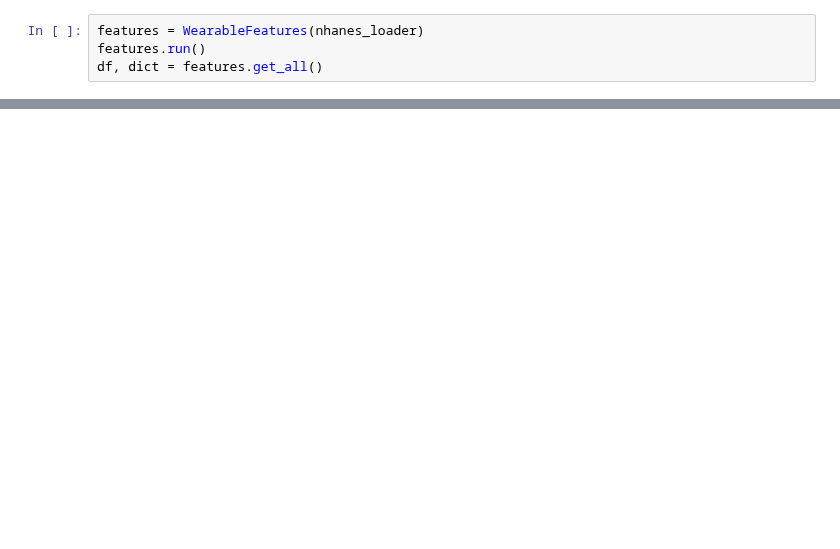
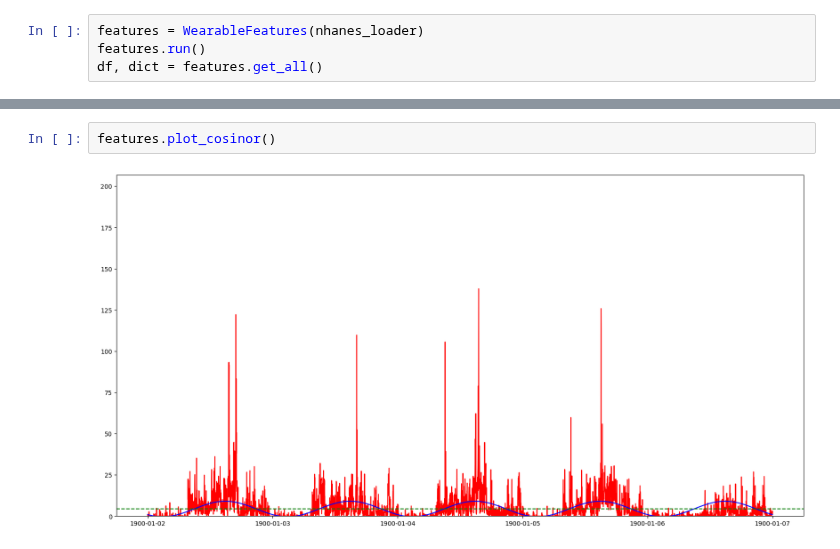
Before and after one commit to ADAMMA-CDHI-ETH-Zurich/CosinorAge, a Jupyter notebook: examples/nhanes_example.ipynb, the cells around one changed output, grey strips where cells are left out. Drawn from its saved outputs; the diff is of its cells as text; blank space fills up the shorter version.

```diff
--- a/examples/nhanes_example.ipynb
+++ b/examples/nhanes_example.ipynb
@@ -84,0 +75,4 @@ features.plot_sleep_predictions(simple=False)
+# %%
+features.plot_cosinor()
+# %% [output]
+[figure, added]
```
Also changed, not shown: parts of 8 cells of this notebook, 4 other files.
